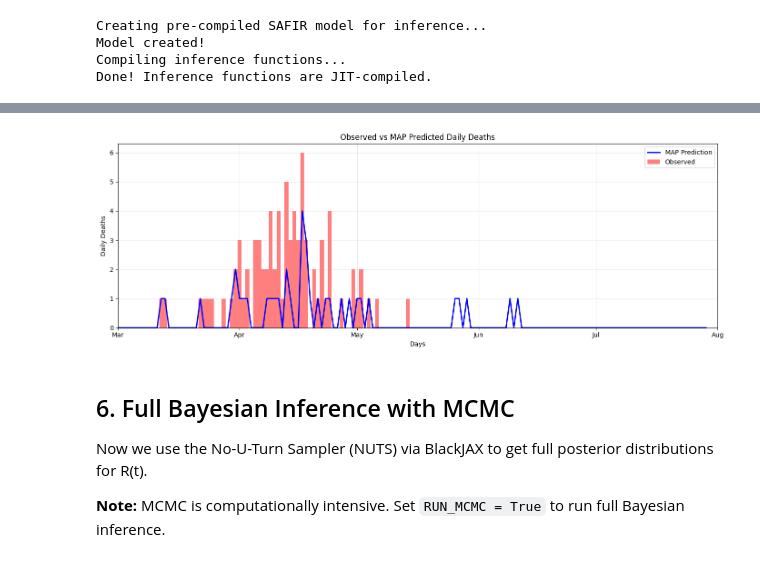
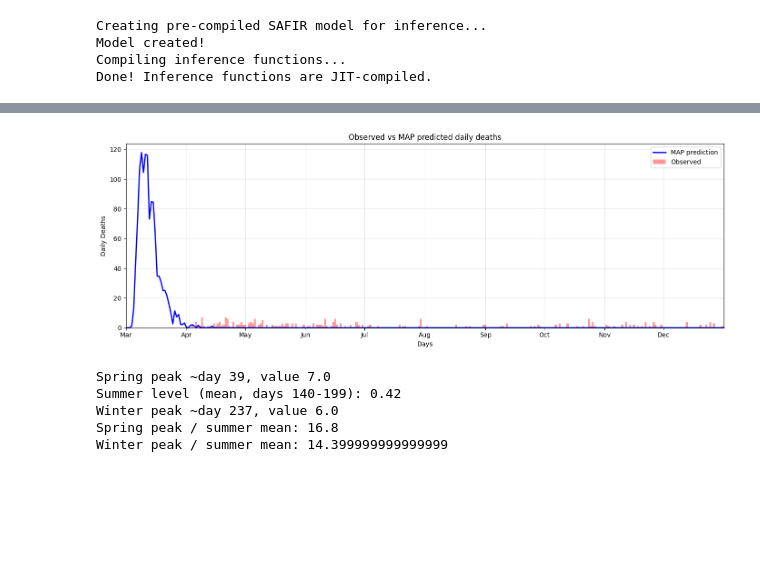
Before and after one commit to OJWatson/emidm, a Jupyter notebook: docs/notebooks/safir_inference.ipynb, the cells around one changed output, grey strips where cells are left out. Saved outputs shown, nothing was run; the diff lists cells and outputs as text; code cells hidden in the pictures; blank space fills up the shorter version.

```diff
--- a/docs/notebooks/safir_inference.ipynb
+++ b/docs/notebooks/safir_inference.ipynb
@@ -315,14 +336,15 @@ Interval length: 14 days
 def expand_R_intervals(R_intervals, T, interval_days=14):
     """Expand interval R values to daily R(t) array."""
     R_daily = jnp.zeros(T + 1)
-    for i, R_val in enumerate(R_intervals):
+    K = int(R_intervals.shape[0])
+    for i in range(K):
         start = i * interval_days
         end = min((i + 1) * interval_days, T + 1)
-        R_daily = R_daily.at[start:end].set(R_val)
+        R_daily = R_daily.at[start:end].set(R_intervals[i])
     return R_daily
 
 # Test the expansion
-test_R = jnp.ones(n_intervals) * 1.5
-test_expanded = expand_R_intervals(test_R, T, interval_days)
-print(f"Expanded R(t) shape: {test_expanded.shape}")
+_test_R = jnp.ones(n_intervals) * 1.5
+_test_expanded = expand_R_intervals(_test_R, T, interval_days)
+print(f"Expanded R(t) shape: {_test_expanded.shape}")
 # %% [output]
@@ -409,10 +458,10 @@ The key advantage of **emidm**'s differentiable SAFIR model is that we can compu
 # %%
-# Define negative log-posterior for minimization (JIT-compiled)
+# Define negative log-posterior for minimization
 @jax.jit
-def neg_log_posterior(log_R_intervals):
-    return -log_posterior(log_R_intervals)
+def neg_log_posterior(theta):
+    return -log_posterior(theta)
 
 print("Finding MAP estimate...")
-print(f"Initial negative log-posterior: {neg_log_posterior(init_log_R):.2f}")
+print(f"Initial negative log-posterior: {neg_log_posterior(init_theta):.2f}")
 # %% [output]
 Finding MAP estimate...
@@ -481,40 +530,57 @@ plt.show()
 # %%
 # Compare predicted vs observed deaths with MAP estimate
-map_R_expanded = expand_R_intervals(map_R, T, interval_days)
+map_R_expanded = expand_R_intervals(map_R_intervals, T, interval_days)
 
 map_result = run_diff_safir_simulation(
     population=population,
     contact_matrix=contact_matrix,
     R0=2.5,
-    R_t=map_R_expanded,
+    R_t=np.array(map_R_expanded),
     T=T,
-    dt=0.25,
+    dt=0.5,
     seed=42,
-    config=DiffConfig(tau=0.1, hard=True),
-    I0=20,
+    config=obs_config,
+    I0=30,
 )
 
-map_daily_deaths = np.diff(np.array(map_result['D']), prepend=0)
-map_daily_deaths = np.maximum(map_daily_deaths, 0)
+map_daily_deaths = np.diff(np.array(map_result["D"]), prepend=0)
+map_daily_deaths = np.clip(map_daily_deaths, 0.0, None)
 
 fig, ax = plt.subplots(figsize=(14, 5))
-ax.bar(np.arange(T+1), observed_deaths, color='red', alpha=0.5, width=1, label='Observed')
-ax.plot(np.arange(T+1), map_daily_deaths, 'b-', linewidth=2, label='MAP Prediction')
-ax.set_xlabel('Days')
-ax.set_ylabel('Daily Deaths')
-ax.set_title('Observed vs MAP Predicted Daily Deaths')
+ax.bar(np.arange(T + 1), observed_deaths, color="red", alpha=0.4, width=1, label="Observed")
+ax.plot(np.arange(T + 1), map_daily_deaths, "b-", linewidth=2, label="MAP prediction")
+ax.set_xlabel("Days")
+ax.set_ylabel("Daily Deaths")
+ax.set_title("Observed vs MAP predicted daily deaths")
 ax.legend()
 ax.set_xlim(0, T)
 ax.set_xticks(month_days)
 ax.set_xticklabels(months)
 ax.grid(alpha=0.3)
 plt.tight_layout()
 plt.show()
+
+# UK-2020-like shape checks (qualitative)
+daily_obs = observed_deaths.astype(float)
+
+spring_peak = float(np.max(daily_obs[0:110]))
+summer_level = float(np.mean(daily_obs[140:200]))
+winter_peak = float(np.max(daily_obs[220:]))
+
+spring_peak_day = int(np.argmax(daily_obs[0:110]))
+winter_peak_day = int(np.argmax(daily_obs[220:])) + 220
+
+print(f"Spring peak ~day {spring_peak_day}, value {spring_peak:.1f}")
+print(f"Summer level (mean, days 140-199): {summer_level:.2f}")
+print(f"Winter peak ~day {winter_peak_day}, value {winter_peak:.1f}")
+
+# Expect: big spring wave, suppressed summer, resurgence in late year
+print("Spring peak / summer mean:", spring_peak / max(summer_level, 1e-6))
+print("Winter peak / summer mean:", winter_peak / max(summer_level, 1e-6))
 # %% [output]
-[figure, old version]
+[figure, new version]
+Spring peak ~day 39, value 7.0
+Summer level (mean, days 140-199): 0.42
+Winter peak ~day 237, value 6.0
+Spring peak / summer mean: 16.8
+Winter peak / summer mean: 14.399999999999999
-# %% [markdown]
-## 6. Full Bayesian Inference with MCMC
-
-Now we use the No-U-Turn Sampler (NUTS) via BlackJAX to get full posterior distributions for R(t).
-
-**Note:** MCMC is computationally intensive. Set `RUN_MCMC = True` to run full Bayesian inference.
```
Also changed, not shown: parts of 26 cells of this notebook.
